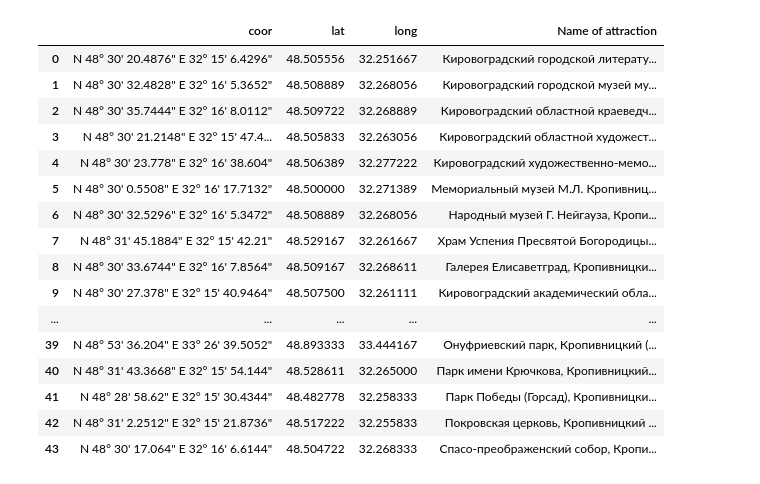
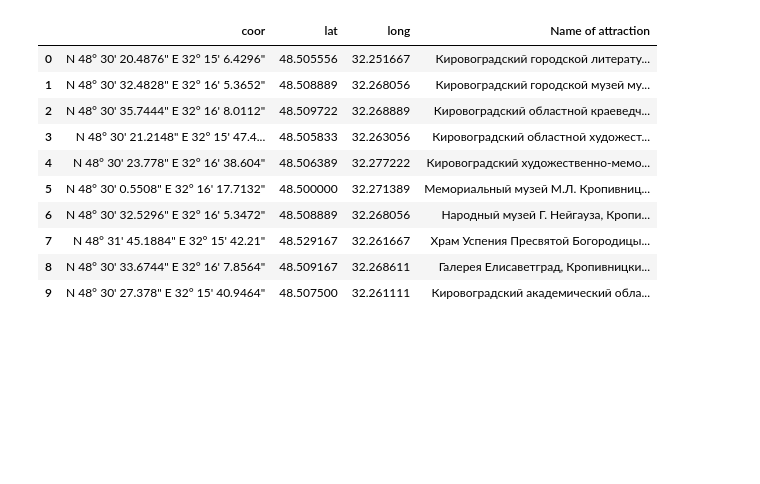
Before and after one commit to kerch007/scrap-k-means, a Jupyter notebook: scrape_k-means.ipynb, the cells around one changed output. Saved outputs shown, nothing was run; the diff lists cells and outputs as text; code cells hidden in the pictures; blank space fills up the shorter version.

```diff
--- a/scrape_k-means.ipynb
+++ b/scrape_k-means.ipynb
@@ -59,30 +65,24 @@ for i in range(len(full_link)):
 # %%
 df = pd.DataFrame(gps)
 df.columns = ['coor']
 for i in range(len(gps)):
     df["coor"][i]=re.sub(r'.*N', 'N', df["coor"][i])
 df["lat"] = df["coor"].apply(convert_lat)
 df["long"] = df["coor"].apply(convert_long)
 df["Name of attraction"] = name
-df
+df.head(10)
 # %% [output]
 |  | coor | lat | long | Name of attraction |
 | 0 | N 48° 30' 20.4876" E 32° 15' 6.4296" | 48.505556 | 32.251667 | Кировоградский городской литерату... |
 | 1 | N 48° 30' 32.4828" E 32° 16' 5.3652" | 48.508889 | 32.268056 | Кировоградский городской музей му... |
 | 2 | N 48° 30' 35.7444" E 32° 16' 8.0112" | 48.509722 | 32.268889 | Кировоградский областной краеведч... |
 | 3 | N 48° 30' 21.2148" E 32° 15' 47.4... | 48.505833 | 32.263056 | Кировоградский областной художест... |
 | 4 | N 48° 30' 23.778" E 32° 16' 38.604" | 48.506389 | 32.277222 | Кировоградский художественно-мемо... |
 | 5 | N 48° 30' 0.5508" E 32° 16' 17.7132" | 48.500000 | 32.271389 | Мемориальный музей М.Л. Кропивниц... |
 | 6 | N 48° 30' 32.5296" E 32° 16' 5.3472" | 48.508889 | 32.268056 | Народный музей Г. Нейгауза, Кропи... |
 | 7 | N 48° 31' 45.1884" E 32° 15' 42.21" | 48.529167 | 32.261667 | Храм Успения Пресвятой Богородицы... |
 | 8 | N 48° 30' 33.6744" E 32° 16' 7.8564" | 48.509167 | 32.268611 | Галерея Елисаветград, Кропивницки... |
 | 9 | N 48° 30' 27.378" E 32° 15' 40.9464" | 48.507500 | 32.261111 | Кировоградский академический обла... |
-| ... | ... | ... | ... | ... |
-| 39 | N 48° 53' 36.204" E 33° 26' 39.5052" | 48.893333 | 33.444167 | Онуфриевский парк, Кропивницкий (... |
-| 40 | N 48° 31' 43.3668" E 32° 15' 54.144" | 48.528611 | 32.265000 | Парк имени Крючкова, Кропивницкий... |
-| 41 | N 48° 28' 58.62" E 32° 15' 30.4344" | 48.482778 | 32.258333 | Парк Победы (Горсад), Кропивницки... |
-| 42 | N 48° 31' 2.2512" E 32° 15' 21.8736" | 48.517222 | 32.255833 | Покровская церковь, Кропивницкий ... |
-| 43 | N 48° 30' 17.064" E 32° 16' 6.6144" | 48.504722 | 32.268333 | Спасо-преображенский собор, Кропи... |
 # %%
 from numpy import array
 a = array(gps)
```
Also changed, not shown: parts of 4 cells of this notebook.
